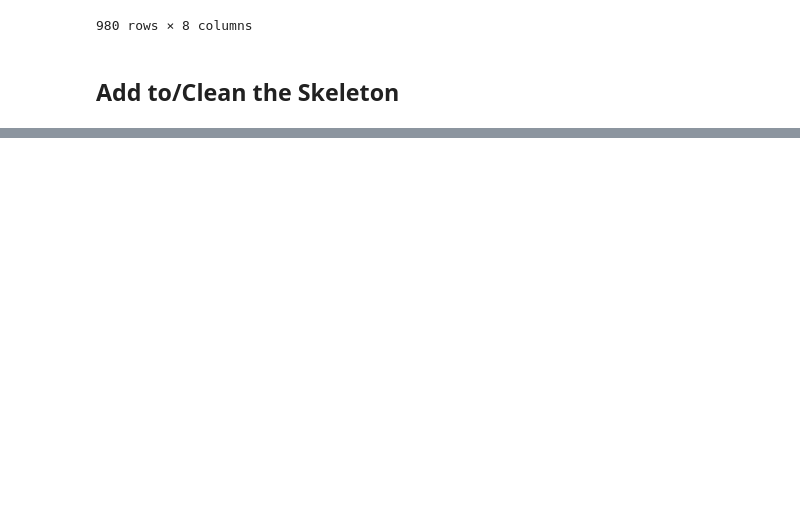
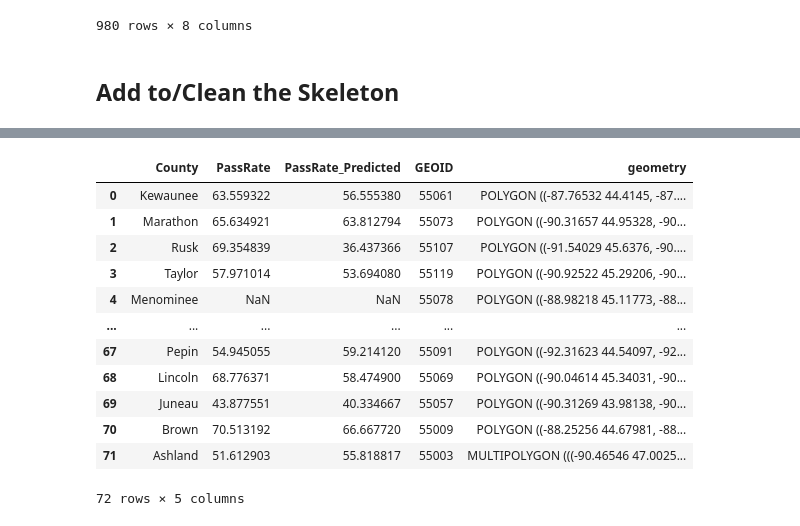
Before and after one commit to mcelhens/AP-Outcomes-to-University-Metrics, a Jupyter notebook: streamlit_app/Preparing_Choropleth_Data.ipynb, the cells around one changed output, grey strips where cells are left out. Drawn from its saved outputs; the diff is of its cells as text; code cells hidden in the pictures; blank space fills up the shorter version.

```diff
--- a/streamlit_app/Preparing_Choropleth_Data.ipynb
+++ b/streamlit_app/Preparing_Choropleth_Data.ipynb
@@ -691,0 +696,20 @@ skeleton.to_csv('States_Counties_Map_Data.csv', index = False)
+# %%
+# Get Wisconsin counties shape data
+state_fips_codes = {
+    'WI': '55'
+}
+states_of_interest = state_fips_codes.keys()
+state_fips_of_interest = [state_fips_codes[state] for state in states_of_interest]
+
+# Load and filter the shapefile
+gdf = gpd.read_file('../data/county_shapes/cb_2018_us_county_5m.shp')
+gdf_states = gdf[gdf['STATEFP'].isin(state_fips_of_interest)]
+gdf_states.reset_index(inplace = True)
+fips_to_state = { code: abbr for abbr, code in state_fips_codes.items() }
+gdf_states['State_Abbreviation'] = gdf_states['STATEFP'].map(fips_to_state)
+gdf_states['GEOID'] = gdf_states['GEOID'].astype(str)
+gdf_states.rename(columns = {'NAME' : 'County'}, inplace = True)
+gdf_states = gdf_states[['County', 'State_Abbreviation', 'GEOID', 'geometry']]
+
+WI_predictions_df = pd.read_csv('../data/WI_2017_predictions.csv').drop(['Unnamed: 0'], axis = 1)
+WI_predictions_df.rename(columns = {'COUNTY': 'County', 'PERCENT_3_OR_ABOVE': 'PassRate', 'MODEL_PREDICTIONS' : 'PassRate_Predicted'}, inplace = True)
@@ -691,0 +747,9 @@ skeleton.to_csv('States_Counties_Map_Data.csv', index = False)
+# %%
+merged = gdf_states.merge(
+    WI_predictions_df,
+    on = ['County'],
+    how = 'left',
+    suffixes = ('', '_merged')
+)
+merged = merged[['County', 'PassRate', 'PassRate_Predicted', 'GEOID', 'geometry']]
+merged.sample(5)
@@ -691,0 +765,16 @@ skeleton.to_csv('States_Counties_Map_Data.csv', index = False)
+# %%
+merged
+# %% [output]
+|  | County | PassRate | PassRate_Predicted | GEOID | geometry |
+| 0 | Kewaunee | 63.559322 | 56.555380 | 55061 | POLYGON ((-87.76532 44.4145, -87.... |
+| 1 | Marathon | 65.634921 | 63.812794 | 55073 | POLYGON ((-90.31657 44.95328, -90... |
+| 2 | Rusk | 69.354839 | 36.437366 | 55107 | POLYGON ((-91.54029 45.6376, -90.... |
+| 3 | Taylor | 57.971014 | 53.694080 | 55119 | POLYGON ((-90.92522 45.29206, -90... |
+| 4 | Menominee | NaN | NaN | 55078 | POLYGON ((-88.98218 45.11773, -88... |
+| ... | ... | ... | ... | ... | ... |
+| 67 | Pepin | 54.945055 | 59.214120 | 55091 | POLYGON ((-92.31623 44.54097, -92... |
+| 68 | Lincoln | 68.776371 | 58.474900 | 55069 | POLYGON ((-90.04614 45.34031, -90... |
+| 69 | Juneau | 43.877551 | 40.334667 | 55057 | POLYGON ((-90.31269 43.98138, -90... |
+| 70 | Brown | 70.513192 | 66.667720 | 55009 | POLYGON ((-88.25256 44.67981, -88... |
+| 71 | Ashland | 51.612903 | 55.818817 | 55003 | MULTIPOLYGON (((-90.46546 47.0025... |
+72 rows × 5 columns
```
Also changed, not shown: parts of 5 cells of this notebook, 9 other files.
